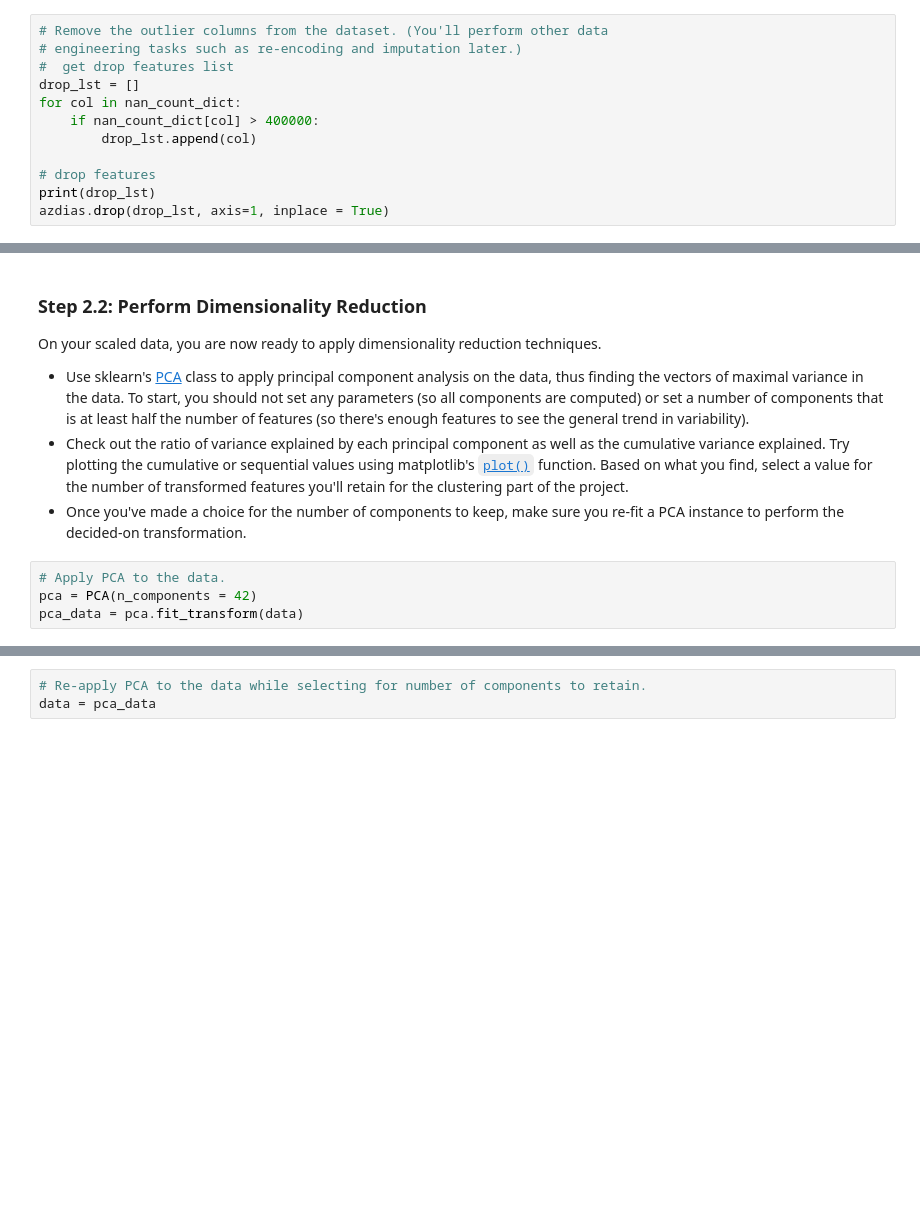
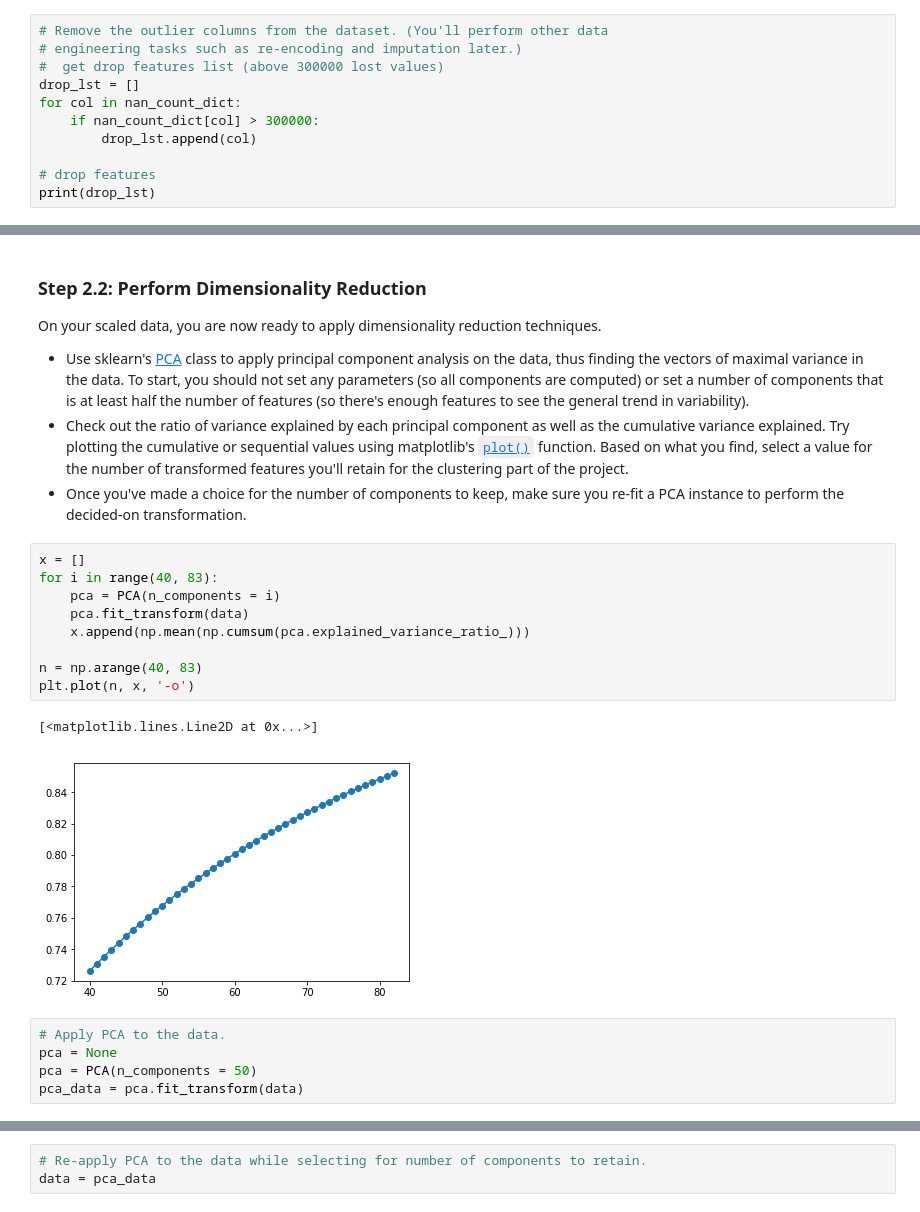
Before and after one commit to kylechenoO/Identify_Customer_Segments, a Jupyter notebook: Identify_Customer_Segments.ipynb, the cells around one changed output, grey strips where cells are left out. Saved outputs shown, nothing was run; the diff lists cells and outputs as text; blank space fills up the shorter version.

```diff
--- a/Identify_Customer_Segments.ipynb
+++ b/Identify_Customer_Segments.ipynb
@@ -179,13 +179,12 @@ plt.show()
 # %%
 # Remove the outlier columns from the dataset. (You'll perform other data
 # engineering tasks such as re-encoding and imputation later.)
-#  get drop features list
+#  get drop features list (above 300000 lost values)
 drop_lst = []
 for col in nan_count_dict:
-    if nan_count_dict[col] > 400000:
+    if nan_count_dict[col] > 300000:
         drop_lst.append(col)
 
 # drop features
 print(drop_lst)
-azdias.drop(drop_lst, axis=1, inplace = True)
 # %% [output]
@@ -609,9 +616,22 @@ On your scaled data, you are now ready to apply dimensionality reduction techniq
 - Use sklearn's [PCA](http://scikit-learn.org/stable/modules/generated/sklearn.decomposition.PCA.html) class to apply principal component analysis on the data, thus finding the vectors of maximal variance in the data. To start, you should not set any parameters (so all components are computed) or set a number of components that is at least half the number of features (so there's enough features to see the general trend in variability).
 - Check out the ratio of variance explained by each principal component as well as the cumulative variance explained. Try plotting the cumulative or sequential values using matplotlib's [`plot()`](https://matplotlib.org/api/_as_gen/matplotlib.pyplot.plot.html) function. Based on what you find, select a value for the number of transformed features you'll retain for the clustering part of the project.
 - Once you've made a choice for the number of components to keep, make sure you re-fit a PCA instance to perform the decided-on transformation.
+# %%
+x = []
+for i in range(40, 83):
+    pca = PCA(n_components = i)
+    pca.fit_transform(data)
+    x.append(np.mean(np.cumsum(pca.explained_variance_ratio_)))
+
+n = np.arange(40, 83)
+plt.plot(n, x, '-o')
+# %% [output]
+[<matplotlib.lines.Line2D at 0x...>]
+[figure, added]
 # %%
 # Apply PCA to the data.
-pca = PCA(n_components = 42)
+pca = None
+pca = PCA(n_components = 50)
 pca_data = pca.fit_transform(data)
 # %%
 # Investigate the variance accounted for by each principal component.
```
Also changed, not shown: parts of 28 cells of this notebook, 1 other file.
